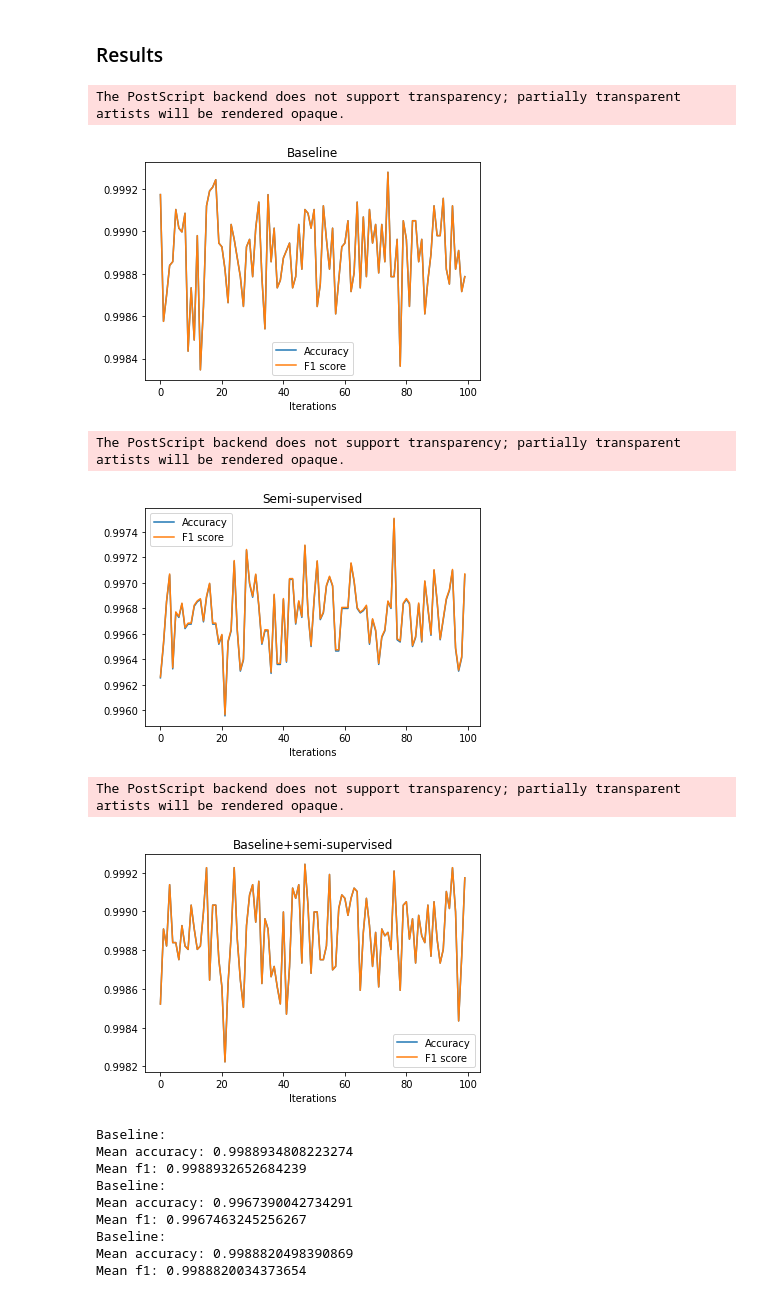
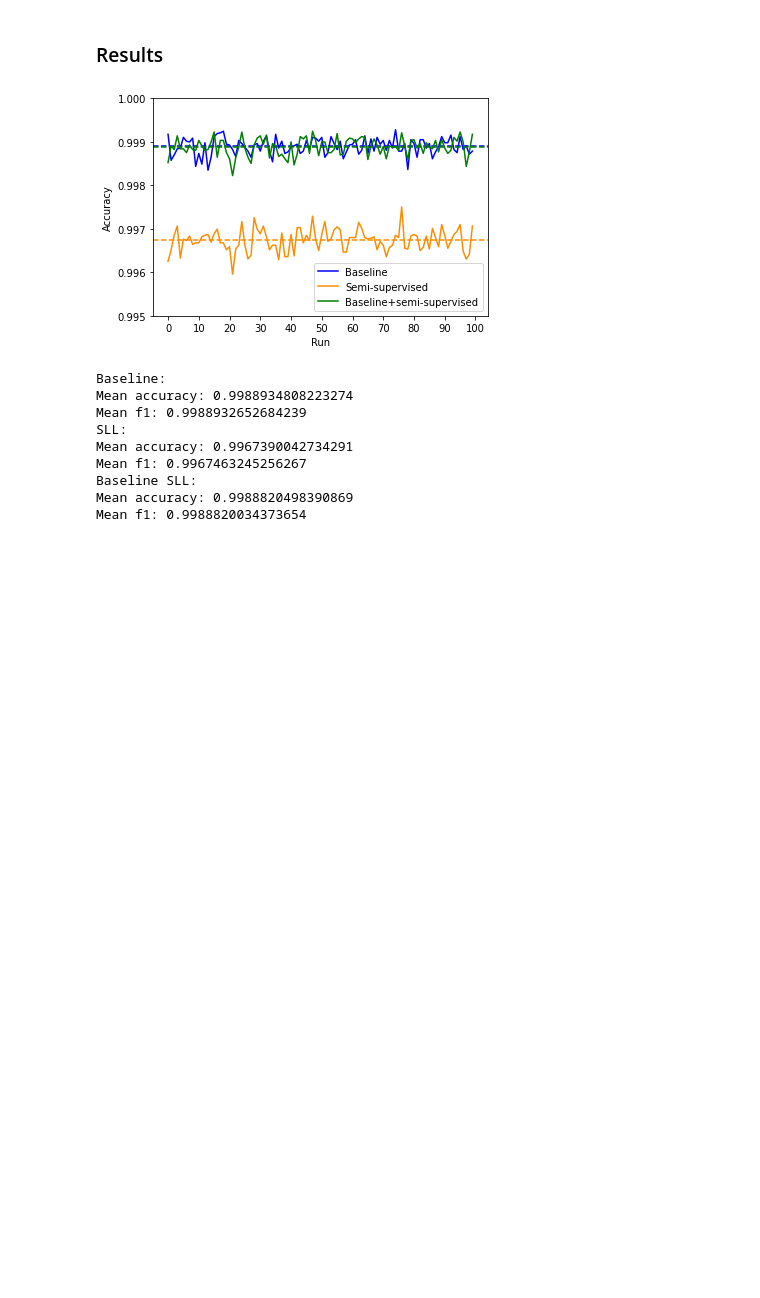
Before and after one commit to alina-dima/PR-for-AI, a Jupyter notebook: Assignment 2/Task 2/Alina/Task_02/task_02.ipynb, the cells around one changed output. Drawn from its saved outputs; the diff is of its cells as text; code cells hidden in the pictures; blank space fills up the shorter version.

Commit message:
new graph for task 2

```diff
--- a/Assignment 2/Task 2/Alina/Task_02/task_02.ipynb
+++ b/Assignment 2/Task 2/Alina/Task_02/task_02.ipynb
@@ -116,15 +110,12 @@ KeyboardInterrupt:
 # %% [markdown]
 ### Results
-# %%
-def plot_results(accuracy, f1, title):
-    x = [i for i in range(len(f1))]
-    plt.plot(x, accuracy, label='Accuracy')
-    plt.plot(x, f1, label='F1 score')
-    plt.legend()
-    plt.title(title)
-    plt.xlabel('Iterations')
-    plt.savefig(title + '.eps', bbox_inches='tight')
-    plt.show()
+# %%
+def plot_results(accuracy, title, color):
+    plt.axhline(y = np.mean(accuracy), xmin = 0, xmax = 100, color=color, linestyle="dashed")
+    plt.plot(np.arange(0, len(accuracy)), accuracy, label=title, color=color)
+    plt.xlabel('Run')
+    plt.ylim(0.995, 1)
+    plt.xticks(np.arange(0, 110, 10))
 # %%
 accuracy_baseline = np.load('./baseline_acc.npy')
 f1_baseline = np.load('./baseline_f1.npy')
@@ -133,25 +124,24 @@ f1_ssl = np.load('./ssl_f1.npy')
 accuracy_baseline_ssl = np.load('./base_ssl_acc.npy')
 f1_baseline_ssl = np.load('./base_ssl_f1.npy')
 # %%
-plot_results(accuracy_baseline, f1_baseline, 'Baseline')
-plot_results(accuracy_ssl, f1_ssl , 'Semi-supervised')
-plot_results(accuracy_baseline_ssl, f1_baseline_ssl, 'Baseline+semi-supervised')
+plot_results(accuracy_baseline, 'Baseline', "blue")
+plot_results(accuracy_ssl, 'Semi-supervised', "darkorange")
+plot_results(accuracy_baseline_ssl, 'Baseline+semi-supervised', "green")
+plt.ylabel("Accuracy")
+plt.legend()
+plt.savefig("task2_plot.pdf", bbox_inches='tight')
+plt.show()
 print("Baseline:\nMean accuracy: {} \nMean f1: {}".format(np.mean(accuracy_baseline), np.mean(f1_baseline)))
-print("Baseline:\nMean accuracy: {} \nMean f1: {}".format(np.mean(accuracy_ssl), np.mean(f1_ssl)))
-print("Baseline:\nMean accuracy: {} \nMean f1: {}".format(np.mean(accuracy_baseline_ssl), np.mean(f1_baseline_ssl)))
+print("SLL:\nMean accuracy: {} \nMean f1: {}".format(np.mean(accuracy_ssl), np.mean(f1_ssl)))
+print("Baseline SLL:\nMean accuracy: {} \nMean f1: {}".format(np.mean(accuracy_baseline_ssl), np.mean(f1_baseline_ssl)))
 # %% [output]
+[figure, new version]
-The PostScript backend does not support transparency; partially transparent artists will be rendered opaque.
+Baseline:
+Mean accuracy: 0.9988934808223274
+Mean f1: 0.9988932652684239
+SLL:
+Mean accuracy: 0.9967390042734291
+Mean f1: 0.9967463245256267
+Baseline SLL:
+Mean accuracy: 0.9988820498390869
+Mean f1: 0.9988820034373654
-[figure, old version]
-The PostScript backend does not support transparency; partially transparent artists will be rendered opaque.
-[figure, removed]
-The PostScript backend does not support transparency; partially transparent artists will be rendered opaque.
-[figure, removed]
-Baseline:
-Mean accuracy: 0.9988934808223274
-Mean f1: 0.9988932652684239
-Baseline:
-Mean accuracy: 0.9967390042734291
-Mean f1: 0.9967463245256267
-Baseline:
-Mean accuracy: 0.9988820498390869
-Mean f1: 0.9988820034373654
```
Also changed, not shown: parts of 2 cells of this notebook.
